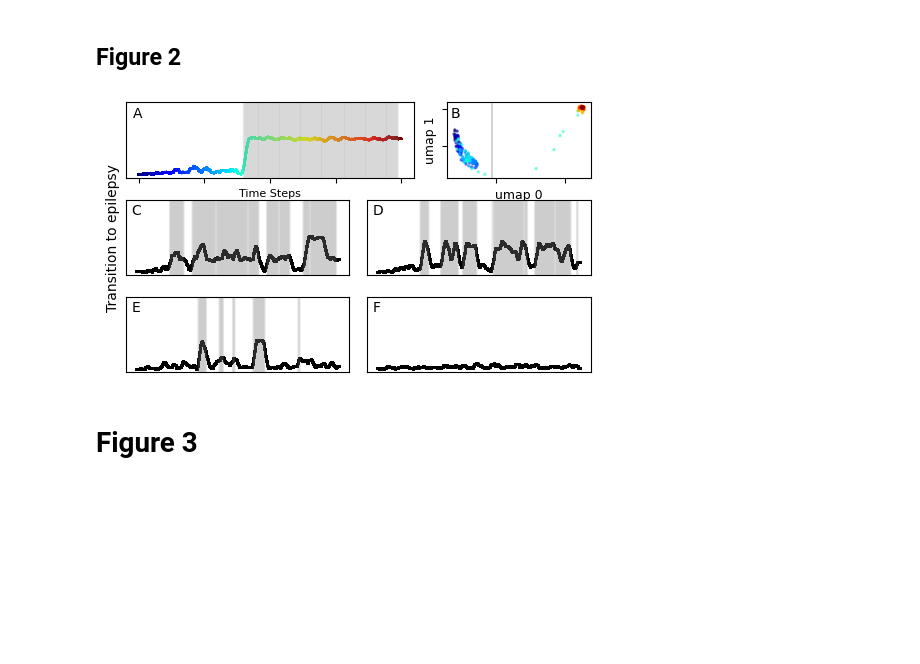
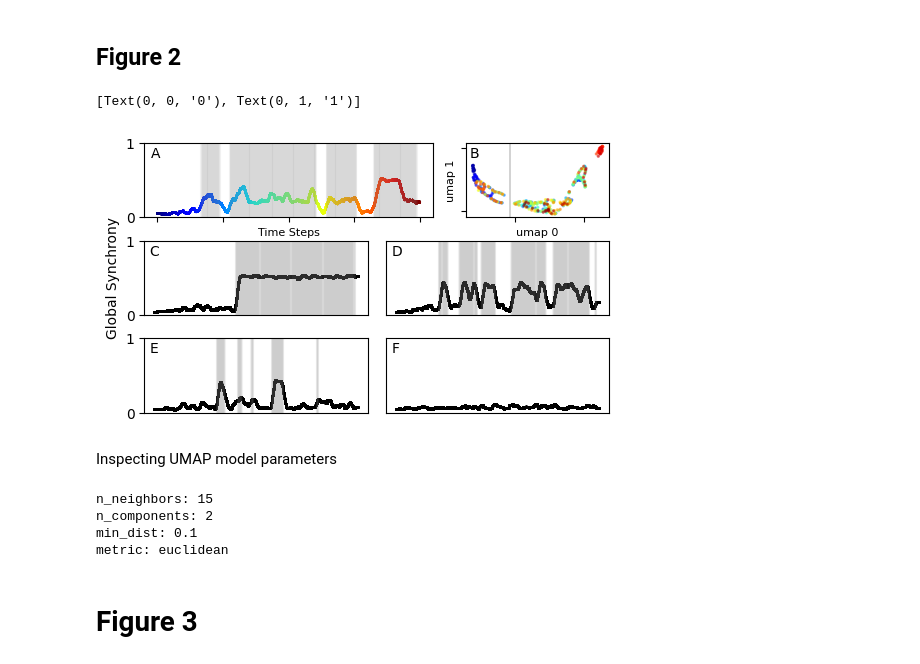
Before and after one commit to csndl-iitd/srg-tes-epilepsy-models, a Jupyter notebook: analysis/notebooks/Analyse fig_March_26.ipynb, the cells around one changed output. Cells and saved outputs as stored; diff of their text form; code cells hidden in the pictures; blank space fills up the shorter version.

```diff
--- a/analysis/notebooks/Analyse fig_March_26.ipynb
+++ b/analysis/notebooks/Analyse fig_March_26.ipynb
@@ -65,12 +65,13 @@ df = reader.data_read_bz2("raw/FN/itr_200.bz2")
 fig = plt.figure(figsize=([6,3.5]))
 
 gs = gridspec.GridSpec(12, 12)
-# gs.update(wspace = 1.5, hspace = 0.3)
+# gs.update(wspace = 4, hspace = 1)
 
 ax1 = plt.subplot(gs[0:4, 0:8])
+# umap was trained on this iteration 136
 # itr 136 of FN
-_data = df[39].rolling(800, center=True).mean().ffill().bfill()
 
+_data = df[136].rolling(800, center=True).mean().ffill().bfill()
 cmap = "jet"
 with open("../../data/umap_model.pkl", "rb") as f:
     _s, _u = pickle.load(f)
@@ -91,7 +92,7 @@ embedding = _u.transform(scaled_data)
 # Fit Umap i.e it converts 400 dimension data to 2 dimensions and we can create boundary
 
 sep = -0.6
-plt.subplots_adjust(hspace=9, wspace=0.8)
+plt.subplots_adjust(hspace=18, wspace=0.8)
 ax1.scatter(_data.index, _data, c=_data.index, s=0.5, cmap=cmap)
 for l in _data.index[:-chunk_size][:: chunk_size // 4][embedding[:, 0] > sep]:
     ax1.axvline(l, c="gray", alpha=0.1)
@@ -102,7 +103,7 @@ ax1.set_xlabel("Time Steps",fontsize=8)
 # ax1.yaxis.set_visible(False)
 ax1.set_ylim([0, 1])
 ax1.text(0.025, 0.8, "A", transform=ax1.transAxes)
-ax1.yaxis.set_visible(False)
+# ax1.yaxis.set_visible(False)
 pos = ax1.get_position()
 ax1.set_position([pos.x0, pos.y0, pos.width * 0.95, pos.height])
 
@@ -113,8 +114,8 @@ ax2 = plt.subplot(gs[0:4, 8:12])
 ax2.scatter(
     embedding[:, 0], embedding[:, 1], s=2, c=range(len(chunks)), alpha=0.5, cmap=cmap
 )
-ax2.set_xlabel("umap 0",fontsize=9)
-ax2.set_ylabel("umap 1",fontsize=9)
+ax2.set_xlabel("umap 0",fontsize=8)
+ax2.set_ylabel("umap 1",fontsize=8)
 ax2.text(0.025, 0.8, "B", transform=ax2.transAxes)
 ax2.axvline(sep, c="k", lw=0.25)
 # ax2.xaxis.set_visible(False)
@@ -127,7 +128,7 @@ ax3 = plt.subplot(gs[4:8, 0:6])
 # ax2.set_ylabel('ylabel', labelpad = 0, fontsize = 12)
 ax3.xaxis.set_visible(False)
 # ax3.yaxis.set_visible(False)
-_data = df[136].rolling(800, center=True).mean().ffill().bfill()
+_data = df[39].rolling(800, center=True).mean().ffill().bfill()
 chunks = [
     _data[i : i + chunk_size]
     for i in range(0, len(_data) - chunk_size, chunk_size // 4)
@@ -138,7 +139,7 @@ sep = -0.6
 ax3.scatter(_data.index, _data, c='black', s=1)
 for l in _data.index[:-chunk_size][:: chunk_size // 4][embedding[:, 0] > sep]:
     ax3.axvline(l, c="gray", alpha=0.1)
-ax3.set_ylabel('Transition to epilepsy',fontsize=10)
+ax3.set_ylabel('Global Synchrony',fontsize=10)
 ax3.set_ylim([0, 1])
 ax3.text(0.025, 0.8, "C", transform=ax3.transAxes)
 # ax3.yaxis.set_visible(False)
@@ -165,7 +166,7 @@ ax4.text(0.025, 0.8, "D", transform=ax4.transAxes)
 ax5 = plt.subplot(gs[8:12, 0:6], sharex=ax3, sharey=ax3)
 # ax4.set_ylabel('ylabel', labelpad = 0, fontsize = 12)
 ax5.xaxis.set_visible(False)
-ax5.yaxis.set_visible(False)
+# ax5.yaxis.set_visible(False)
 _data = df[145].rolling(800, center=True).mean().ffill().bfill()
 chunks = [
     _data[i : i + chunk_size]
@@ -183,39 +184,57 @@ ax5.text(0.025, 0.8, "E", transform=ax5.transAxes)
 ax6 = plt.subplot(gs[8:12, 6:12], sharex=ax3, sharey=ax3)
 ax6.xaxis.set_visible(False)
 ax6.yaxis.set_visible(False)
 _data = df[1].rolling(800, center=True).mean().ffill().bfill()
 chunks = [
     _data[i : i + chunk_size]
     for i in range(0, len(_data) - chunk_size, chunk_size // 4)
 ]
 scaled_data = _s.transform(chunks)
 embedding = _u.transform(scaled_data)
 sep = -0.6
 ax6.scatter(_data.index, _data, c='black', s=0.5)
 for l in _data.index[:-chunk_size][:: chunk_size // 4][embedding[:, 0] > sep]:
     ax6.axvline(l, c="gray", alpha=0.1)
 ax6.set_ylim([0, 1])
 # ax6.set_xlabel("time steps")
 ax6.text(0.025, 0.8, "F", transform=ax6.transAxes)
 
-plt.setp(ax1.get_yticklabels(), visible=False)
+
 plt.setp(ax1.get_xticklabels(), visible=False)
 
 
 plt.setp(ax2.get_yticklabels(), visible=False)
 plt.setp(ax2.get_xticklabels(), visible=False)
 
-# plt.setp(ax3.get_yticklabels(),visible=False)
-# plt.ylabel('Transistion to epeilpesy', fontsize=8)
 
-fig.align_labels()
+ax1.set_yticks([0,1])
+ax1.set_yticklabels([0,1])
+ax3.set_yticks([0,1])
+ax3.set_yticklabels([0,1])
+ax5.set_yticks([0,1])
+ax5.set_yticklabels([0,1])
 
-fig.set_layout_engine(layout="tight")
+
+
 # plt.savefig('fig2_final.pdf',format='pdf')
 # plt.savefig('../../data/results/figures/fig2_final.svg')
 # plt.savefig('../../data/results/figures/fig2_final.pdf',format='pdf')
 # %% [output]
+[Text(0, 0, '0'), Text(0, 1, '1')]
-[figure, old version]
+[figure, new version]
+# %% [markdown]
+Inspecting UMAP model parameters
+# %%
+# Inspect UMAP parameters
+print("n_neighbors:", _u.n_neighbors)
+print("n_components:", _u.n_components)
+print("min_dist:", _u.min_dist)
+print("metric:", _u.metric)
+# %% [output]
+n_neighbors: 15
+n_components: 2
+min_dist: 0.1
+metric: euclidean
 # %% [markdown]
 # Figure 3
 # %% [markdown]
```
Also changed, not shown: parts of 4 cells of this notebook, 3 other files.
